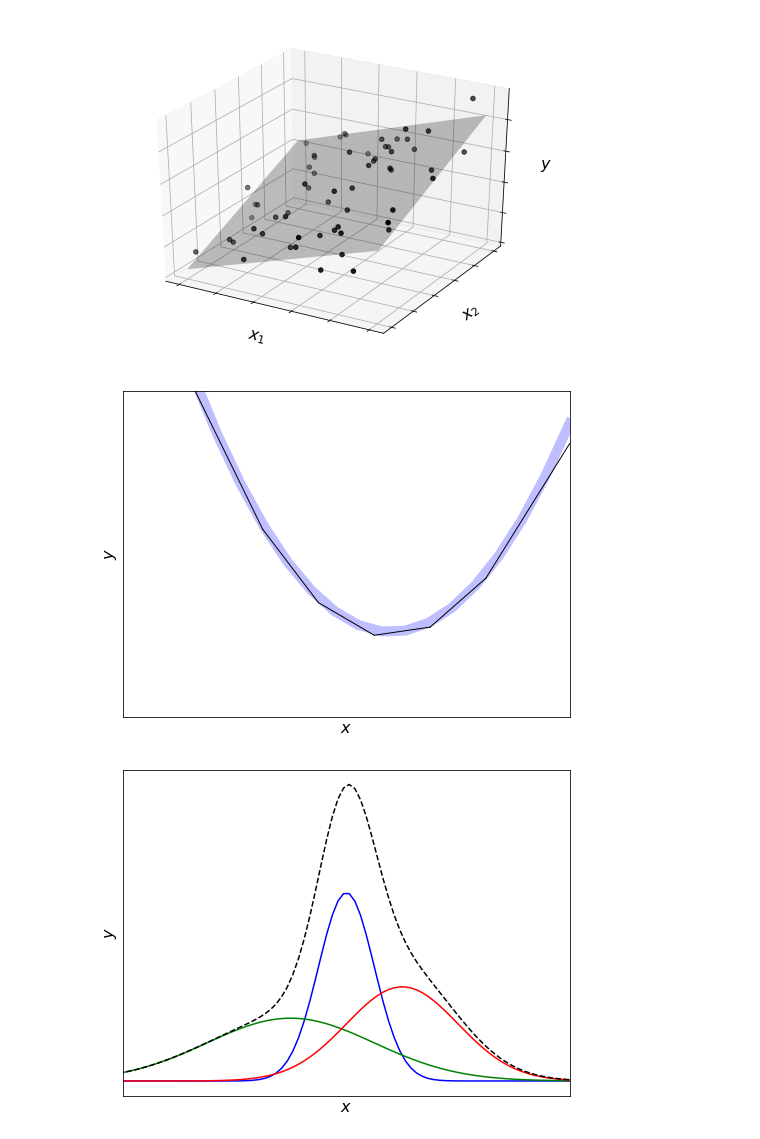
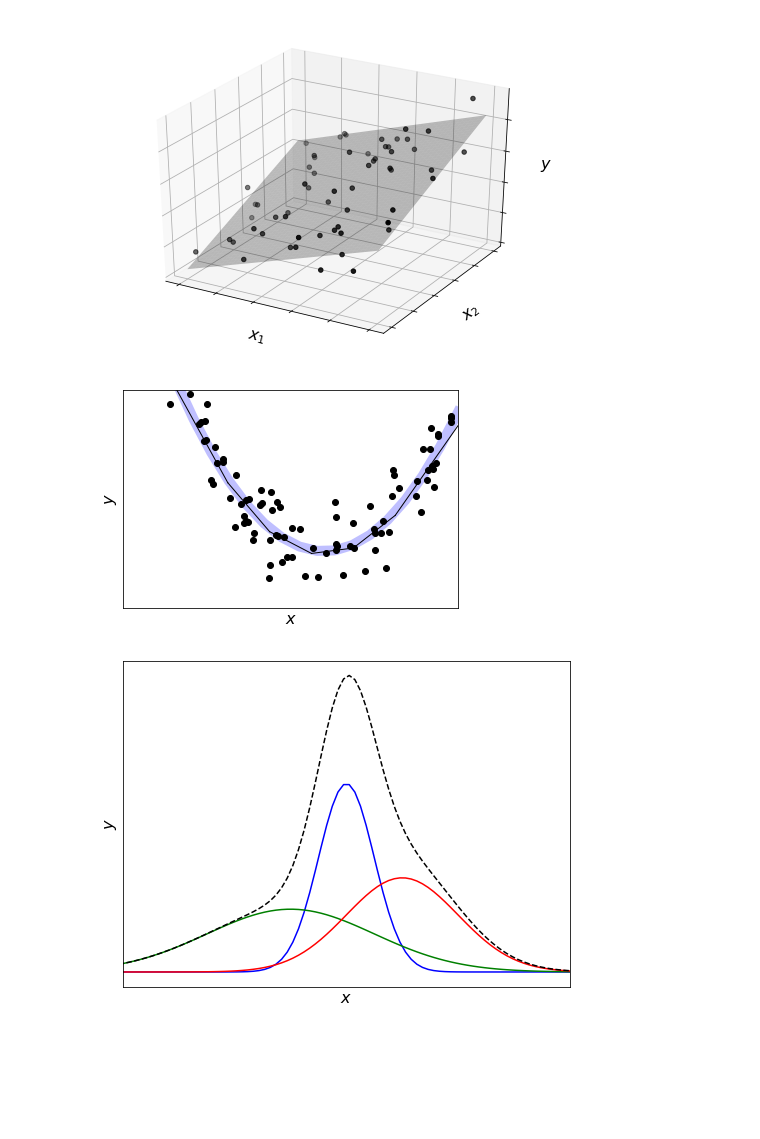
Before and after one commit to mbilab/ML-tutorial, a Jupyter notebook: plot/plot.ipynb, the cells around one changed output. Drawn from its saved outputs; the diff is of its cells as text; code cells hidden in the pictures; blank space fills up the shorter version.

```diff
--- a/plot/plot.ipynb
+++ b/plot/plot.ipynb
@@ -270,35 +270,39 @@ plt.show()
 # %%
 # multiple linear models
 
 def y(x):
     return x**2 - 0.4 * x + 0.3
 
 def plot_line():
     plt.plot(x, y, lw=linear_lw, color=linear_clr)
 
 plt.xlim(-1, 1)
 plt.ylim( 0, 1)
 
 linear_clr = 'k'
 linear_lw = 1
+n_dots = 100
+
+noise = np.random.normal(0, .1, n_dots)
+_x = np.random.uniform(size=n_dots) * 2 - 1
 
 X = np.linspace(-1, 1, 20)
 plt.plot(X, y(X), lw=10, alpha=.25, color='b')
-
+plt.plot(_x, y(_x) + noise, 'ko')
 x = np.linspace(-.750, -.375, 2); y = -1.4 * x + 0.0500; plot_line()
 x = np.linspace(-.375, -.125, 2); y = -0.9 * x + 0.2375; plot_line()
 x = np.linspace(-.125,  .125, 2); y = -0.4 * x + 0.3000; plot_line()
 x = np.linspace( .125,  .375, 2); y =  0.1 * x + 0.2375; plot_line()
 x = np.linspace( .375,  .625, 2); y =  0.6 * x + 0.0500; plot_line()
 x = np.linspace( .625, 1.000, 2); y =  1.1 * x - 0.2625; plot_line()
 
 plt.yticks([])
 plt.xticks([])
 plt.xlabel(r'$x$', size=16)
 plt.ylabel(r'$y$', size=16)
 plt.show()
 # %% [output]
-[figure, old version]
+[figure, new version]
 # %%
 # guassian mixture
 from scipy.stats import norm
```
